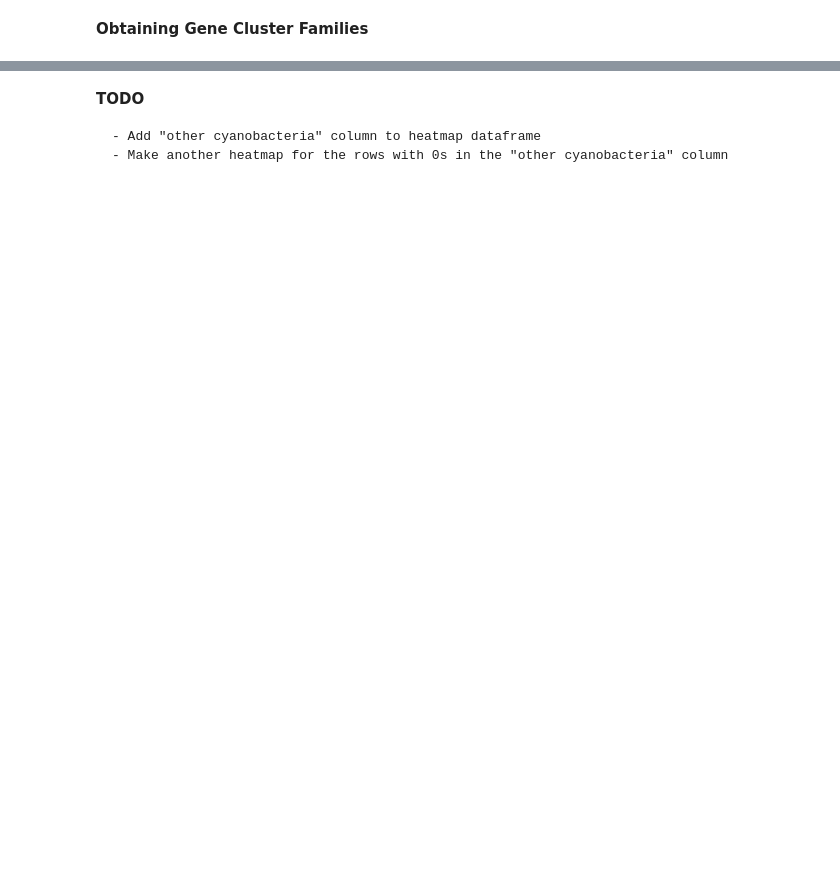
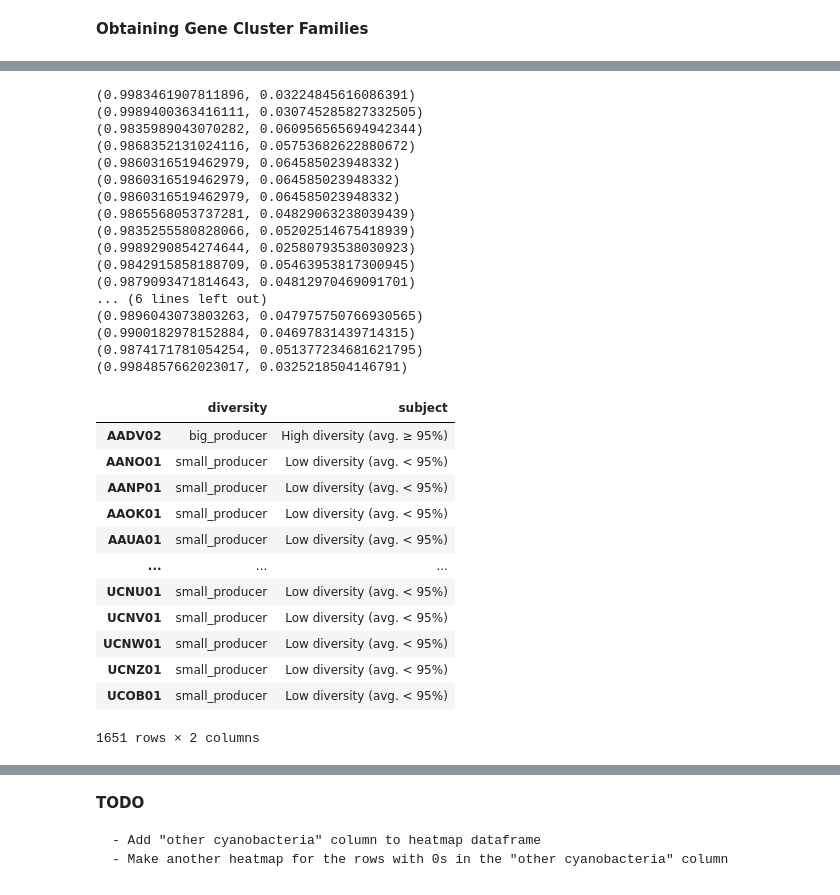
Before and after one commit to tiagolbiotech/cyanobiome, a Jupyter notebook: notebook3-running_bigscape-v0.1.ipynb, the cells around one changed output, grey strips where cells are left out. Cells and saved outputs as stored; diff of their text form; code cells hidden in the pictures; blank space fills up the shorter version.

```diff
--- a/notebook3-running_bigscape-v0.1.ipynb
+++ b/notebook3-running_bigscape-v0.1.ipynb
@@ -329,19 +378,50 @@ cyanobiome_list = ['JAAHII01','JAAHIH01','JAAHGF01','JAAHHC01','JAAHHD01','JAAHF
 # %%
 most_promising_color = {}
 
 for key,value in diversity_scores.items():
     if key in cyanobiome_list:
-        most_promising_color[key] = {"diversity":"cyanobiome", "subject":"Cyanobiome Sample)"}
+        most_promising_color[key] = {"diversity":"cyanobiome", "subject":"Cyanobiome sample"}
         print(diversity_scores[key])
     else:
         if value[0] >= 0.95:
             most_promising_color[key] = {"diversity":"big_producer", "subject":"High diversity (avg. ≥ 95%)"}
         else:
             most_promising_color[key] = {"diversity":"small_producer", "subject":"Low diversity (avg. < 95%)"}
 
 sample_md = pd.DataFrame.from_dict(most_promising_color, orient='index')
 
 sample_md
+# %% [output]
+(0.9983461907811896, 0.03224845616086391)
+(0.9989400363416111, 0.030745285827332505)
+(0.9835989043070282, 0.060956565694942344)
+(0.9868352131024116, 0.05753682622880672)
+(0.9860316519462979, 0.064585023948332)
+(0.9860316519462979, 0.064585023948332)
+(0.9860316519462979, 0.064585023948332)
+(0.9865568053737281, 0.04829063238039439)
+(0.9835255580828066, 0.05202514675418939)
+(0.9989290854274644, 0.02580793538030923)
+(0.9842915858188709, 0.05463953817300945)
+(0.9879093471814643, 0.04812970469091701)
+... (6 lines left out)
+(0.9896043073803263, 0.047975750766930565)
+(0.9900182978152884, 0.04697831439714315)
+(0.9874171781054254, 0.051377234681621795)
+(0.9984857662023017, 0.0325218504146791)
+|  | diversity | subject |
+| AADV02 | big_producer | High diversity (avg. ≥ 95%) |
+| AANO01 | small_producer | Low diversity (avg. < 95%) |
+| AANP01 | small_producer | Low diversity (avg. < 95%) |
+| AAOK01 | small_producer | Low diversity (avg. < 95%) |
+| AAUA01 | small_producer | Low diversity (avg. < 95%) |
+| ... | ... | ... |
+| UCNU01 | small_producer | Low diversity (avg. < 95%) |
+| UCNV01 | small_producer | Low diversity (avg. < 95%) |
+| UCNW01 | small_producer | Low diversity (avg. < 95%) |
+| UCNZ01 | small_producer | Low diversity (avg. < 95%) |
+| UCOB01 | small_producer | Low diversity (avg. < 95%) |
+1651 rows × 2 columns
 # %%
 from skbio.stats.ordination import pcoa
 
```
Also changed, not shown: parts of 16 cells of this notebook, 1 other file.
